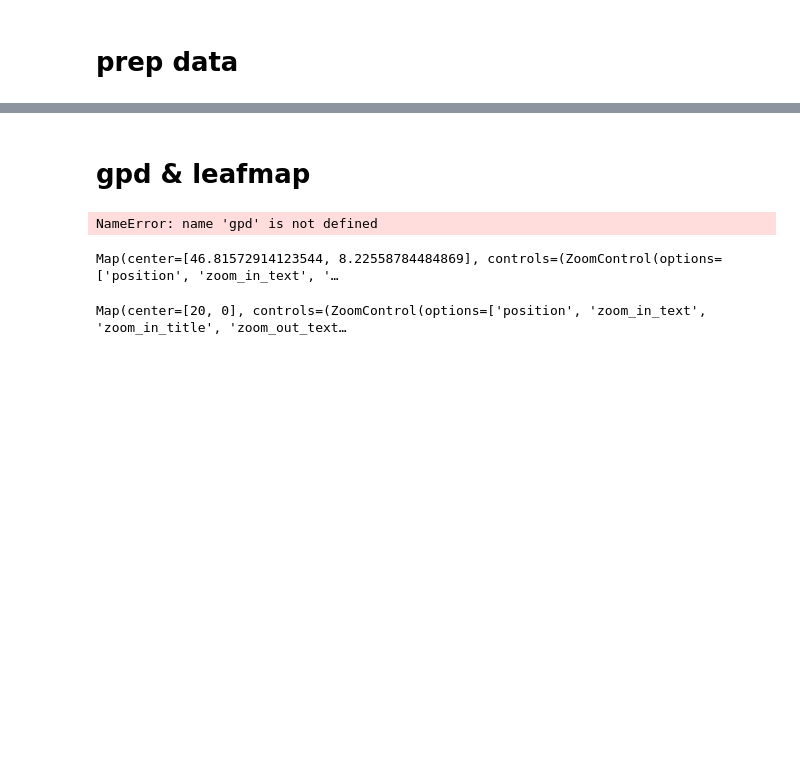
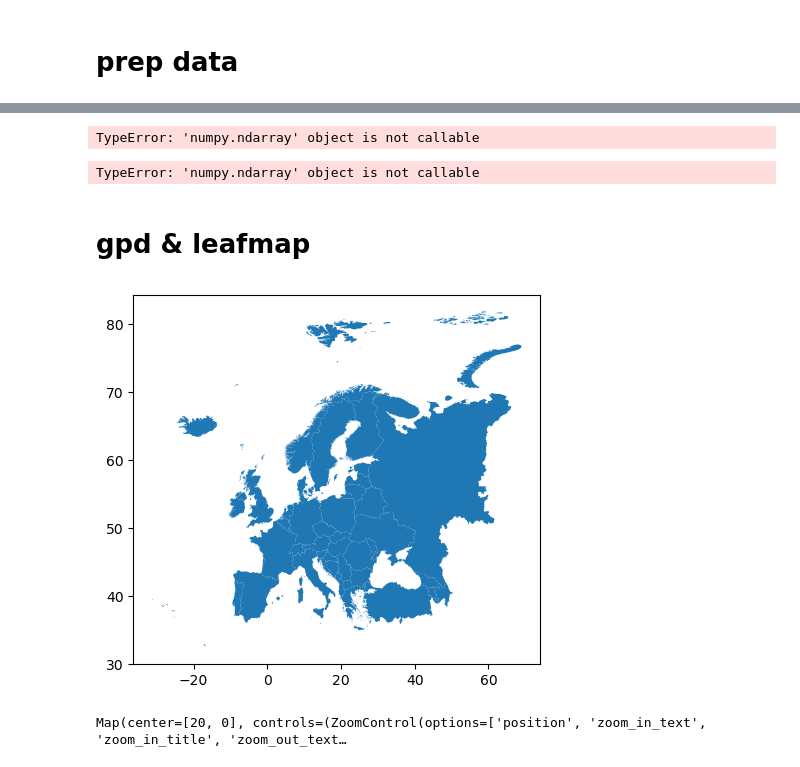
Before and after one commit to KDOT2509/unsupervised-migrant-telegram-analysis, a Jupyter notebook: streamlit_app/testing.ipynb, the cells around one changed output, grey strips where cells are left out. Saved outputs shown, nothing was run; the diff lists cells and outputs as text; code cells hidden in the pictures; blank space fills up the shorter version.

```diff
--- a/streamlit_app/testing.ipynb
+++ b/streamlit_app/testing.ipynb
@@ -64,9 +238,16 @@ list = [list.append(i) for i in df.cluster_names.unique()]
+# %%
+list(class_name_dict.keys())[list(class_name_dict.values()).index(1)]
+# %% [output]
+TypeError: 'numpy.ndarray' object is not callable
+# %%
+df['cluster'].apply(lambda x: list(class_name_dict.keys())[list(class_name_dict.values()).index(x)])
+# %% [output]
+TypeError: 'numpy.ndarray' object is not callable
 # %% [markdown]
 # gpd & leafmap
-# %%
-chf_shp = gpd.read_file('../data/shapefiles/swisscantonsmod/ch-cantons.shp')
-# chf_plot.plot()
-# %% [output]
-NameError: name 'gpd' is not defined
 # %%
-chf_shp.to_file("../data/geodata/geojson/chf.geojson", driver="GeoJSON")
+europe_shp = gpd.read_file('../data/geodata/shapefiles/europe/Europe.shp')
+europe_shp.plot()
+europe_shp.to_file("../data/geodata/geojson/europe.geojson", driver="GeoJSON")
+# %% [output]
+[figure, added]
@@ -84,4 +255,0 @@ m.add_gdf(gdf)
-# %%
-m
-# %% [output]
-Map(center=[46.81572914123544, 8.22558784484869], controls=(ZoomControl(options=['position', 'zoom_in_text', '…
```
Also changed, not shown: parts of 27 cells of this notebook, 6 other files.
